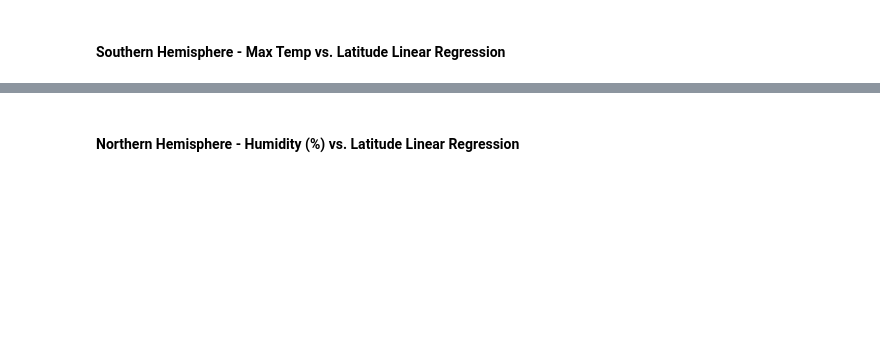
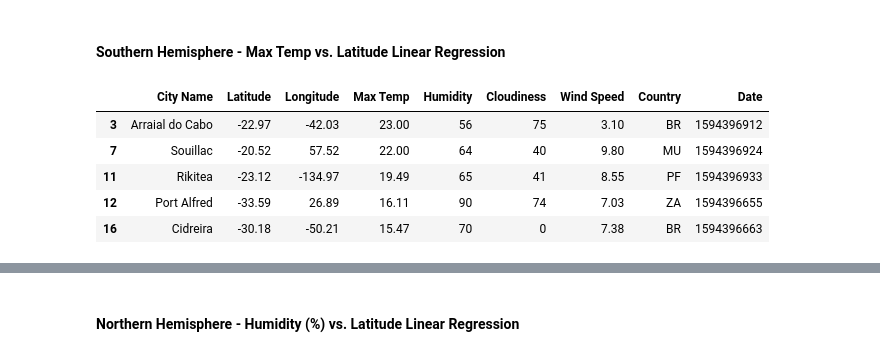
Before and after one commit to newbiecoder-123/python-api-challenge, a Jupyter notebook: WeatherPy/WeatherPy.ipynb, the cells around one changed output, grey strips where cells are left out. Saved outputs shown, nothing was run; the diff lists cells and outputs as text; code cells hidden in the pictures; blank space fills up the shorter version.

```diff
--- a/WeatherPy/WeatherPy.ipynb
+++ b/WeatherPy/WeatherPy.ipynb
@@ -220,2 +268,12 @@ Name: Humidity, dtype: int64
 # %% [markdown]
 ####  Southern Hemisphere - Max Temp vs. Latitude Linear Regression
+# %%
+southern_hemisphere = city_data_df.loc[(city_data_df["Latitude"] < 0), :]
+southern_hemisphere.head()
+# %% [output]
+|  | City Name | Latitude | Longitude | Max Temp | Humidity | Cloudiness | Wind Speed | Country | Date |
+| 3 | Arraial do Cabo | -22.97 | -42.03 | 23.00 | 56 | 75 | 3.10 | BR | 1594396912 |
+| 7 | Souillac | -20.52 | 57.52 | 22.00 | 64 | 40 | 9.80 | MU | 1594396924 |
+| 11 | Rikitea | -23.12 | -134.97 | 19.49 | 65 | 41 | 8.55 | PF | 1594396933 |
+| 12 | Port Alfred | -33.59 | 26.89 | 16.11 | 90 | 74 | 7.03 | ZA | 1594396655 |
+| 16 | Cidreira | -30.18 | -50.21 | 15.47 | 70 | 0 | 7.38 | BR | 1594396663 |
```
Also changed, not shown: parts of 25 cells of this notebook, 13 other files.
